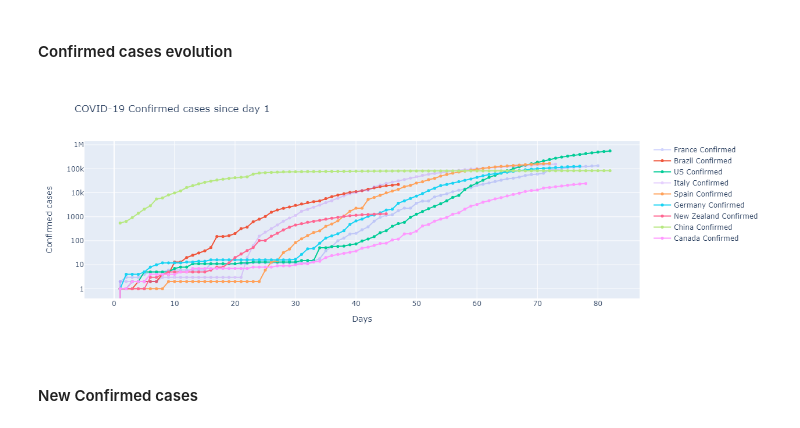
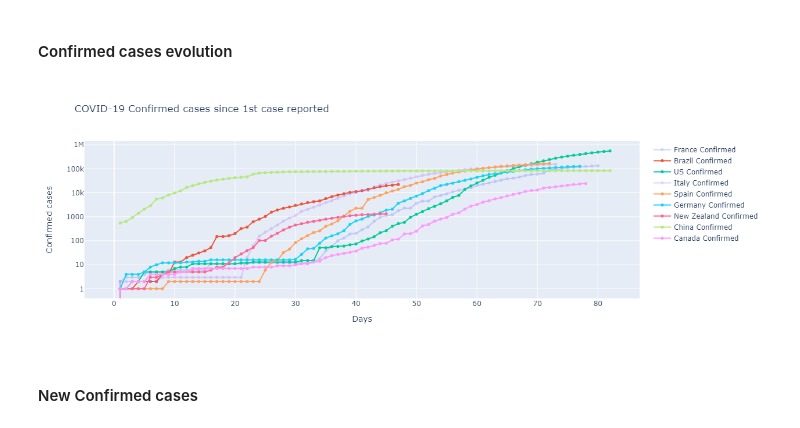
Before and after one commit to lozass/covid-19-analysis, a Jupyter notebook: Covid-19-analysis.ipynb, the cells around one changed output. Cells and saved outputs as stored; diff of their text form; code cells hidden in the pictures.

```diff
--- a/Covid-19-analysis.ipynb
+++ b/Covid-19-analysis.ipynb
@@ -267,12 +268,12 @@ for country in interestingCountries:
         )
 # %%
 figcc = go.Figure(series)
-figcc.update_layout(title_text='COVID-19 Confirmed cases since day 1')
+figcc.update_layout(title_text='COVID-19 Confirmed cases since 1st case reported')
 figcc.update_xaxes(title_text='Days')
 figcc.update_yaxes(title_text='Confirmed cases', type='log')
 figcc.show()
 # %% [output]
-[figure, old version]
+[figure, new version]
 # %% [markdown]
 <h4>New Confirmed cases
 # %%
```
Also changed, not shown: parts of 8 cells of this notebook.
